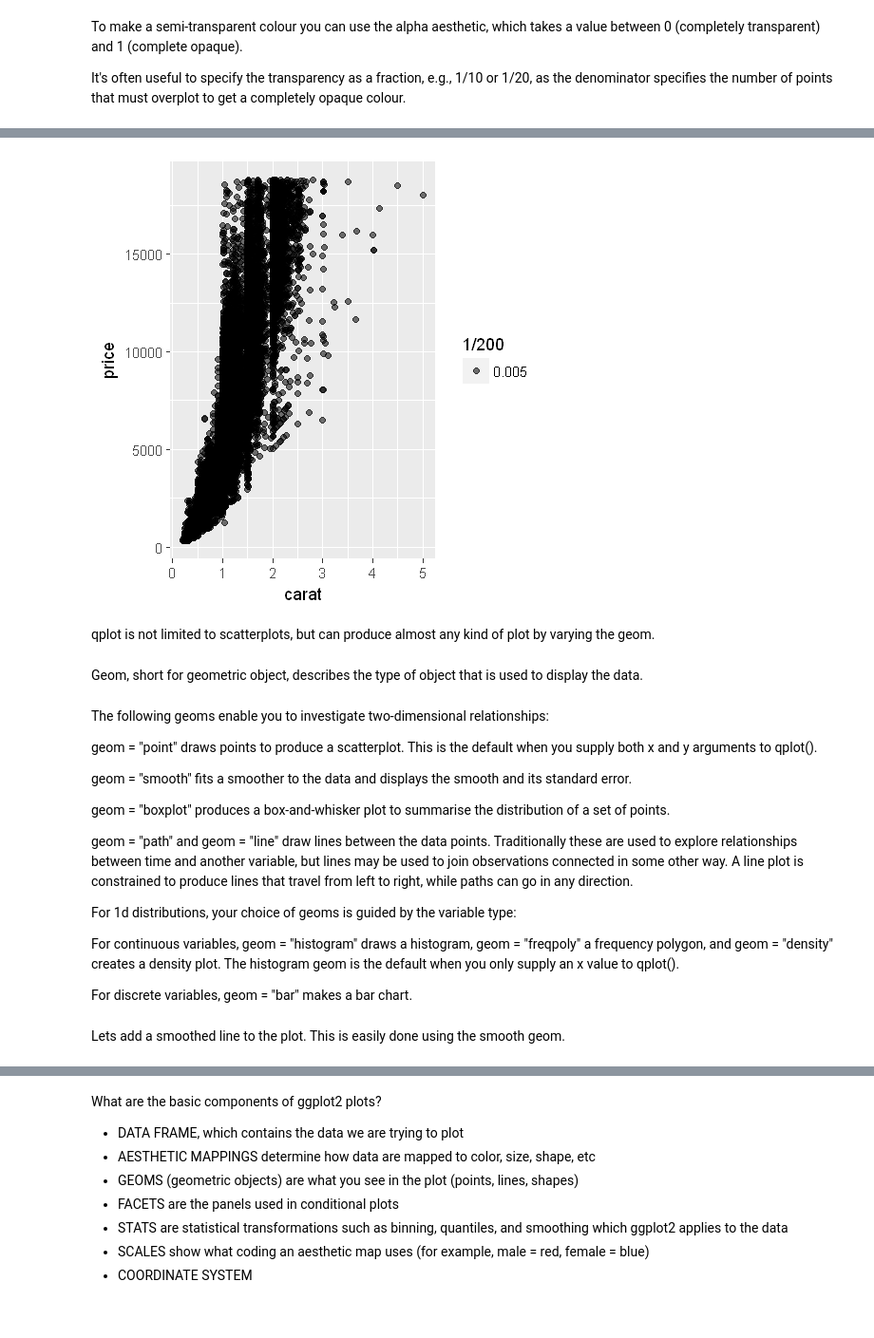
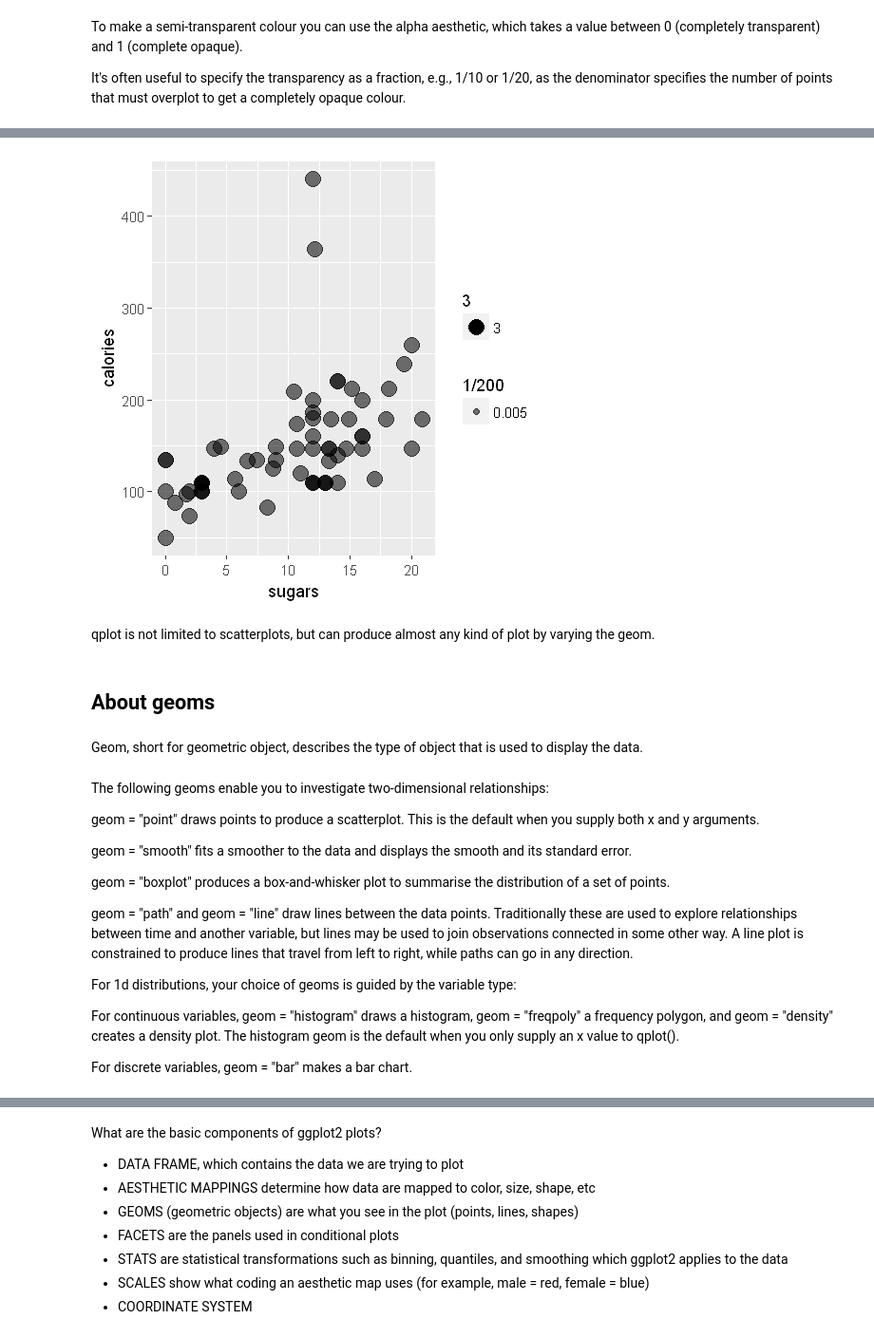
Before and after one commit to lizamc/ggplot2_workshop, a Jupyter notebook: ggplot2.ipynb, the cells around one changed output, grey strips where cells are left out. Shown at 95% size. Cells and saved outputs as stored; diff of their text form; code cells hidden in the pictures.

```diff
--- a/ggplot2.ipynb
+++ b/ggplot2.ipynb
@@ -152,15 +196,18 @@ qplot(carat, price, data = diamonds, alpha = 1/100)
 # %%
-qplot(carat, price, data = diamonds, alpha = 1/200)
+qplot(sugars, calories, data = UScereal, size=3, alpha = 1/200)
 # %% [output]
-[figure, old version]
+[figure, new version]
 # %% [markdown]
 qplot is not limited to scatterplots, but can produce almost any kind of plot by varying the geom.
+# %% [markdown]
+About geoms
+--
 # %% [markdown]
 Geom, short for geometric object, describes the type of object that is used to display the data.
 # %% [markdown]
 The following geoms enable you to investigate two-dimensional relationships:
 
-geom = "point" draws points to produce a scatterplot. This is the default when you supply both x and y arguments to qplot().
+geom = "point" draws points to produce a scatterplot. This is the default when you supply both x and y arguments.
 
 geom = "smooth" fits a smoother to the data and displays the smooth and its standard error.
 
@@ -173,5 +220,3 @@ For 1d distributions, your choice of geoms is guided by the variable type:
 For continuous variables, geom = "histogram" draws a histogram, geom = "freqpoly" a frequency polygon, and geom = "density" creates a density plot. The histogram geom is the default when you only supply an x value to qplot().
 
 For discrete variables, geom = "bar" makes a bar chart.
-# %% [markdown]
-Lets add a smoothed line to the plot. This is easily done using the smooth geom.
```
Also changed, not shown: parts of 190 cells of this notebook.
